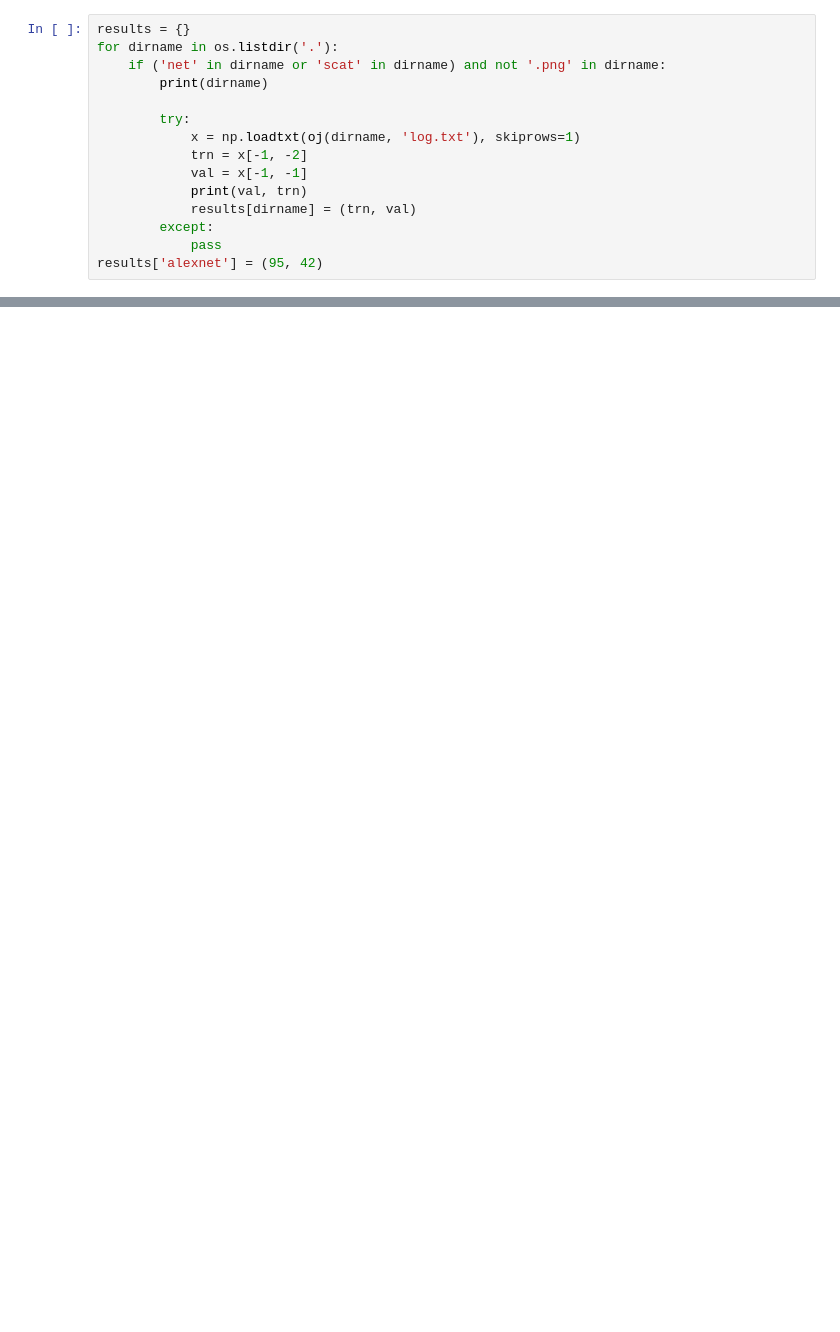
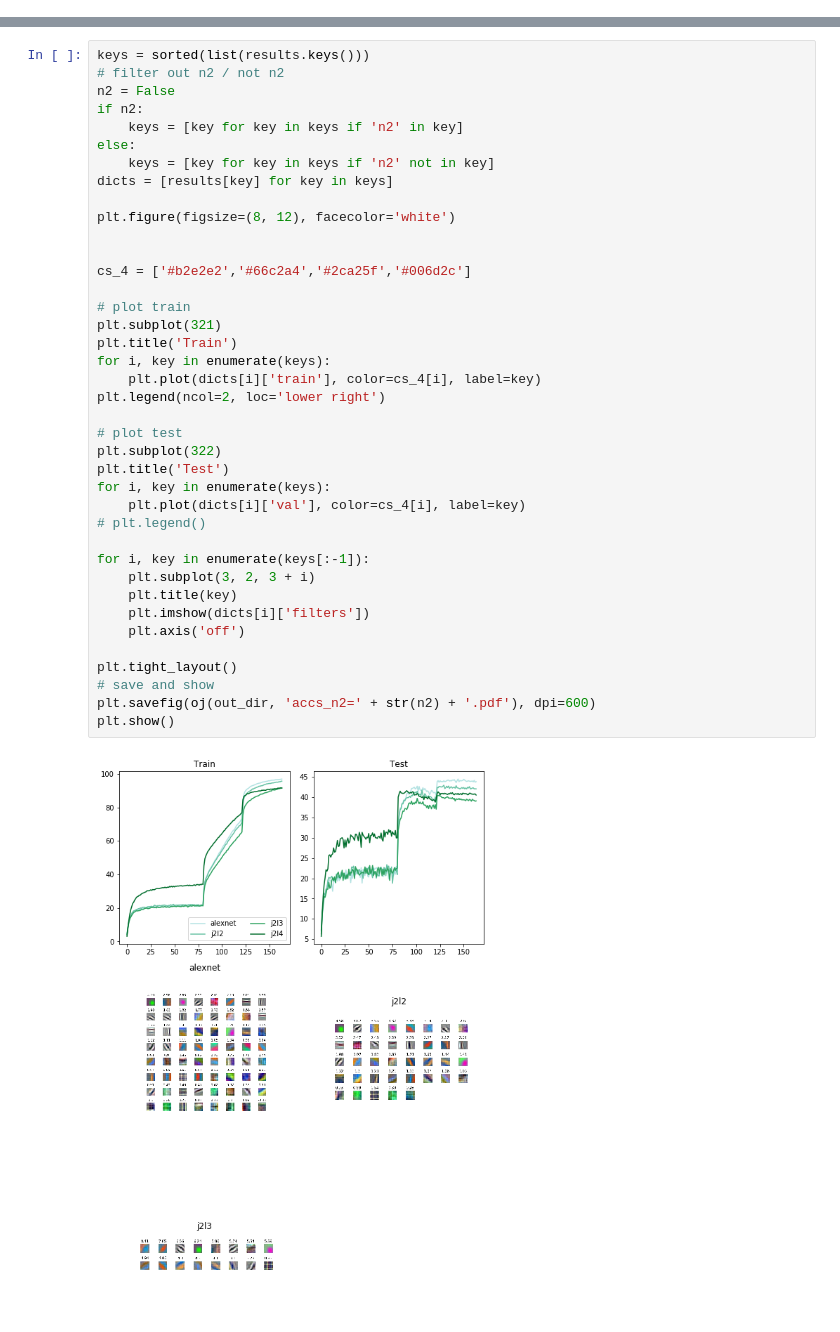
Before and after one commit to csinva/scattering-transform-experiments, a Jupyter notebook: visualize/summarize_logs.ipynb, the cells around one changed output, grey strips where cells are left out. Saved outputs shown, nothing was run; the diff lists cells and outputs as text; blank space fills up the shorter version.

```diff
--- a/visualize/summarize_logs.ipynb
+++ b/visualize/summarize_logs.ipynb
@@ -11,15 +11,0 @@ import seaborn as sns
-# %%
-results = {}
-for dirname in os.listdir('.'):
-    if ('net' in dirname or 'scat' in dirname) and not '.png' in dirname:
-        print(dirname)
-
-        try:
-            x = np.loadtxt(oj(dirname, 'log.txt'), skiprows=1)
-            trn = x[-1, -2]
-            val = x[-1, -1]
-            print(val, trn)
-            results[dirname] = (trn, val)
-        except:
-            pass
-results['alexnet'] = (95, 42)
@@ -58,0 +68,41 @@ print(vals[:, 0])
+# %%
+keys = sorted(list(results.keys()))
+# filter out n2 / not n2
+n2 = False
+if n2:
+    keys = [key for key in keys if 'n2' in key]
+else:
+    keys = [key for key in keys if 'n2' not in key]
+dicts = [results[key] for key in keys]
+
+plt.figure(figsize=(8, 12), facecolor='white')
+
+
+cs_4 = ['#b2e2e2','#66c2a4','#2ca25f','#006d2c']
+
+# plot train
+plt.subplot(321)
+plt.title('Train')
+for i, key in enumerate(keys):
+    plt.plot(dicts[i]['train'], color=cs_4[i], label=key)
+plt.legend(ncol=2, loc='lower right')
+
+# plot test
+plt.subplot(322)
+plt.title('Test')
+for i, key in enumerate(keys):
+    plt.plot(dicts[i]['val'], color=cs_4[i], label=key)
+# plt.legend()
+
+for i, key in enumerate(keys[:-1]):
+    plt.subplot(3, 2, 3 + i)
+    plt.title(key)
+    plt.imshow(dicts[i]['filters'])
+    plt.axis('off')
+
+plt.tight_layout()
+# save and show
+plt.savefig(oj(out_dir, 'accs_n2=' + str(n2) + '.pdf'), dpi=600)
+plt.show()
+# %% [output]
+[figure, added]
```
Also changed, not shown: parts of 8 cells of this notebook, 1 other file.
